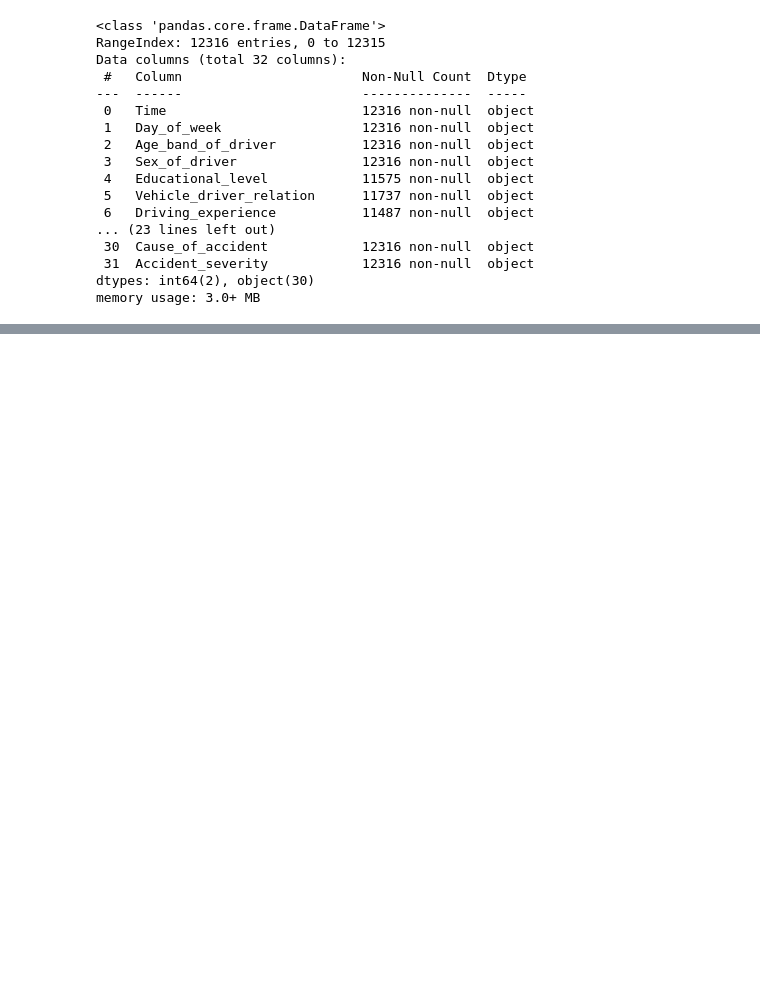
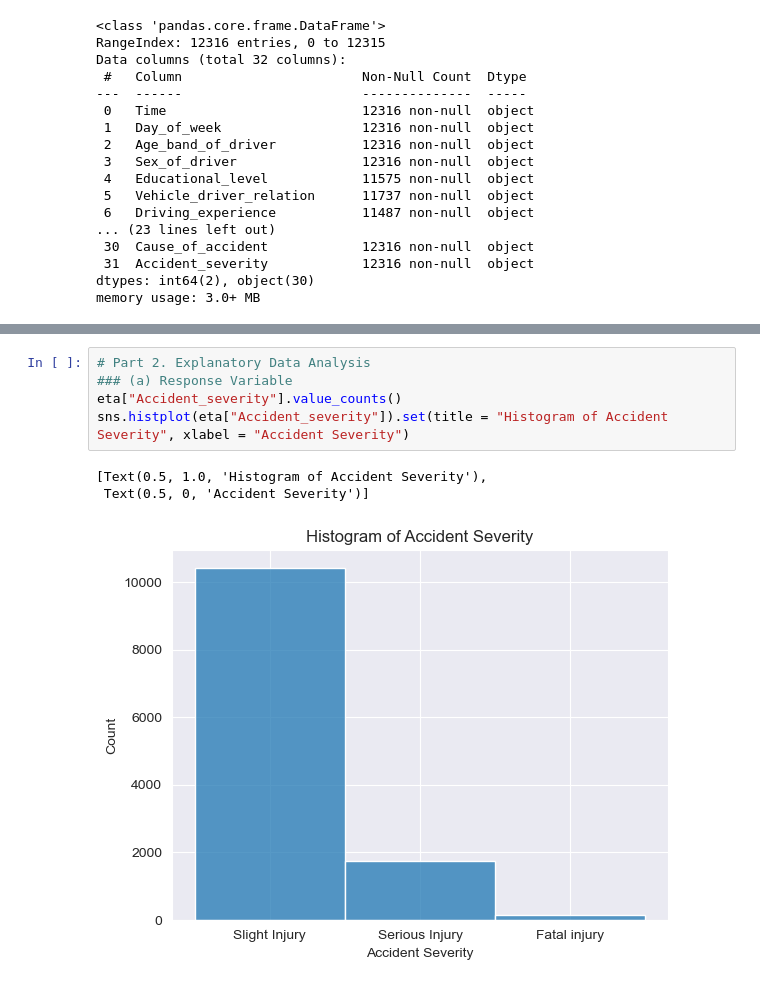
Before and after one commit to JimmyZJC/GR5243-Group-Project, a Jupyter notebook: Notebook/Group Project 1.ipynb, the cells around one changed output, grey strips where cells are left out. Drawn from its saved outputs; the diff is of its cells as text; blank space fills up the shorter version.

```diff
--- a/Notebook/Group Project 1.ipynb
+++ b/Notebook/Group Project 1.ipynb
@@ -45,0 +56,9 @@ memory usage: 3.0+ MB
+# %%
+# Part 2. Explanatory Data Analysis
+### (a) Response Variable
+eta["Accident_severity"].value_counts()
+sns.histplot(eta["Accident_severity"]).set(title = "Histogram of Accident Severity", xlabel = "Accident Severity")
+# %% [output]
+[Text(0.5, 1.0, 'Histogram of Accident Severity'),
+ Text(0.5, 0, 'Accident Severity')]
+[figure, added]
```
Also changed, not shown: parts of 6 cells of this notebook.
